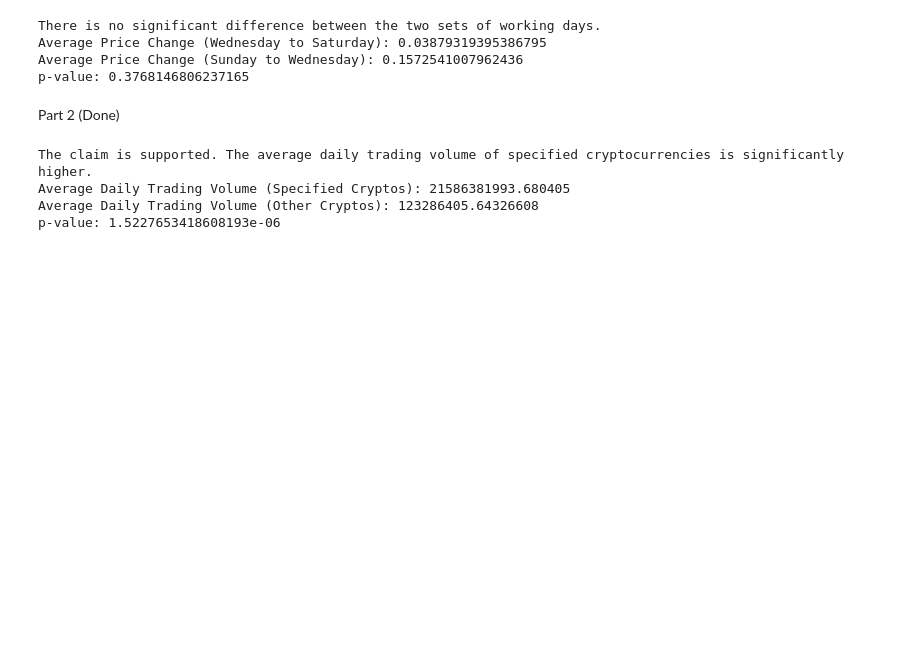
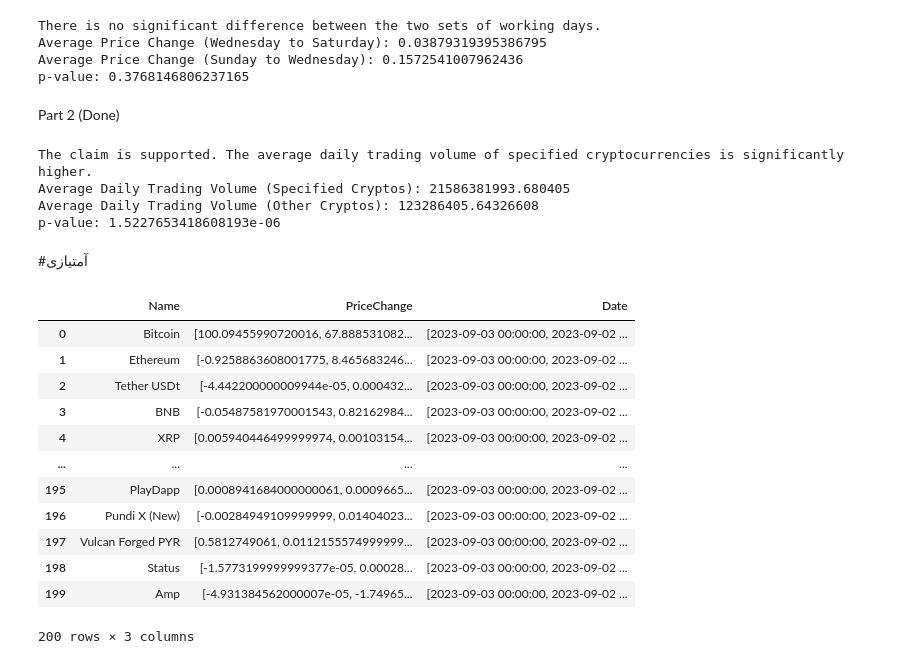
Before and after one commit to sixth-group/coin_market_cap_database, a Jupyter notebook: The_first_project_phase_1.ipynb, the cells around one changed output. Cells and saved outputs as stored; diff of their text form; code cells hidden in the pictures; blank space fills up the shorter version.

```diff
--- a/The_first_project_phase_1.ipynb
+++ b/The_first_project_phase_1.ipynb
@@ -634,3 +660,54 @@ The claim is supported. The average daily trading volume of specified cryptocurr
 Average Daily Trading Volume (Specified Cryptos): 21586381993.680405
 Average Daily Trading Volume (Other Cryptos): 123286405.64326608
 p-value: 1.5227653418608193e-06
+# %% [markdown]
+#آمتیازی
+# %%
+# Query the currencies and their historical data
+currencies = Session.query(Currency.id, Currency.Name)
+currencies_with_data = []
+
+for currency in currencies:
+    close_values = [
+        currency_history.close
+        for currency_history in Session.query(CurrenciesHistory.close)
+        .filter(CurrenciesHistory.currency_id == currency.id)
+    ]
+    open_values = [
+        currency_history.open
+        for currency_history in Session.query(CurrenciesHistory.open)
+        .filter(CurrenciesHistory.currency_id == currency.id)
+    ]
+    time = [
+        currency_history.timeOpen
+        for currency_history in Session.query(CurrenciesHistory.timeOpen )
+        .filter(CurrenciesHistory.currency_id == currency.id)
+
+    ]
+    # Calculate 'PriceChange' by subtracting 'open' from 'close'
+    price_change = [close - open for close, open in zip(close_values, open_values)]
+
+    currency_data = {
+        'Name': currency.Name,
+        'PriceChange': price_change,  # Add the 'PriceChange' column
+        'Date': time
+    }
+    currencies_with_data.append(currency_data)
+
+# Create a DataFrame
+df = pd.DataFrame(currencies_with_data)
+df
+# %% [output]
+|  | Name | PriceChange | Date |
+| 0 | Bitcoin | [100.09455990720016, 67.888531082... | [2023-09-03 00:00:00, 2023-09-02 ... |
+| 1 | Ethereum | [-0.9258863608001775, 8.465683246... | [2023-09-03 00:00:00, 2023-09-02 ... |
+| 2 | Tether USDt | [-4.442200000009944e-05, 0.000432... | [2023-09-03 00:00:00, 2023-09-02 ... |
+| 3 | BNB | [-0.05487581970001543, 0.82162984... | [2023-09-03 00:00:00, 2023-09-02 ... |
+| 4 | XRP | [0.005940446499999974, 0.00103154... | [2023-09-03 00:00:00, 2023-09-02 ... |
+| ... | ... | ... | ... |
+| 195 | PlayDapp | [0.0008941684000000061, 0.0009665... | [2023-09-03 00:00:00, 2023-09-02 ... |
+| 196 | Pundi X (New) | [-0.00284949109999999, 0.01404023... | [2023-09-03 00:00:00, 2023-09-02 ... |
+| 197 | Vulcan Forged PYR | [0.5812749061, 0.0112155574999999... | [2023-09-03 00:00:00, 2023-09-02 ... |
+| 198 | Status | [-1.5773199999999377e-05, 0.00028... | [2023-09-03 00:00:00, 2023-09-02 ... |
+| 199 | Amp | [-4.931384562000007e-05, -1.74965... | [2023-09-03 00:00:00, 2023-09-02 ... |
+200 rows × 3 columns
```
Also changed, not shown: parts of 3 cells of this notebook.
